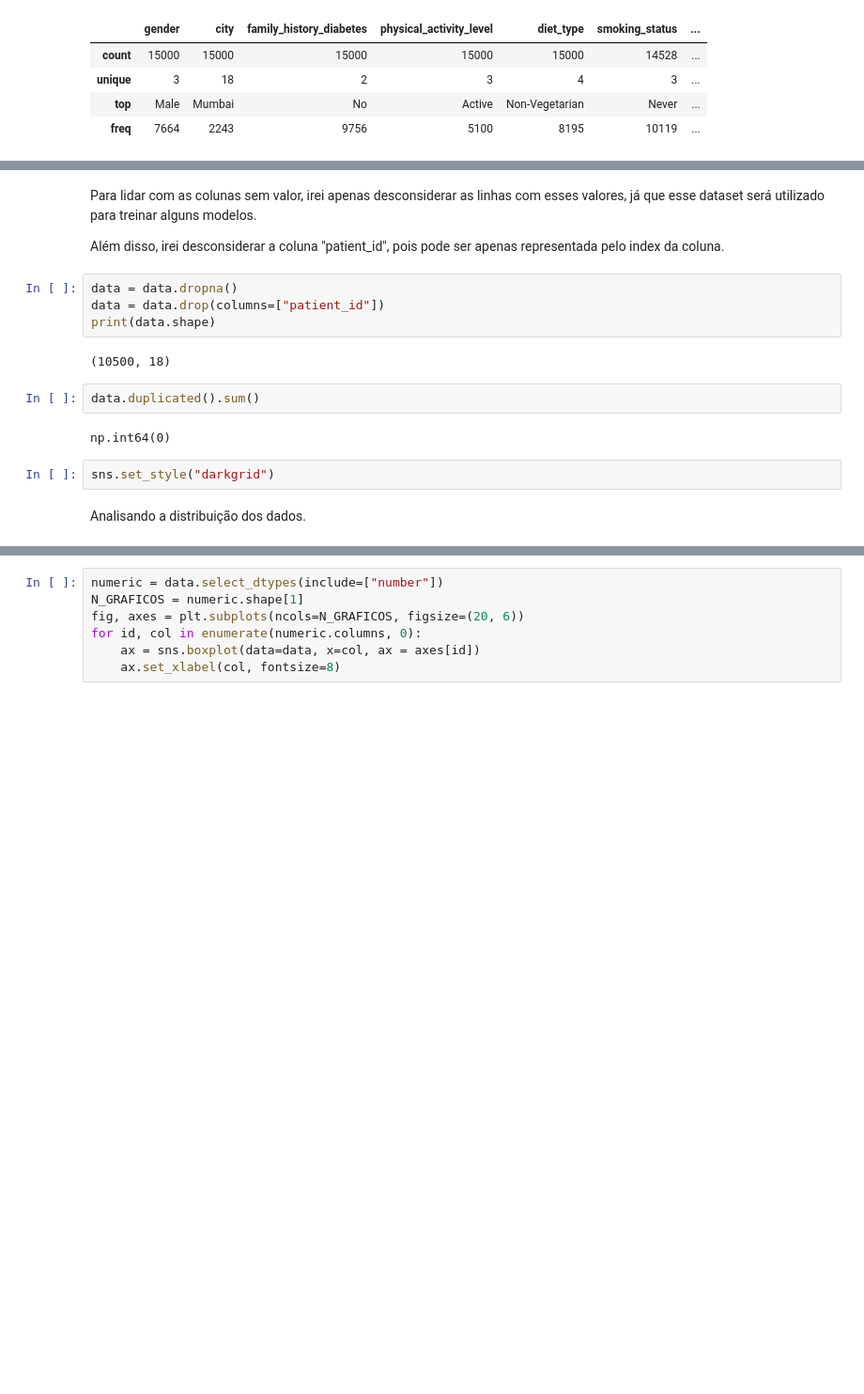
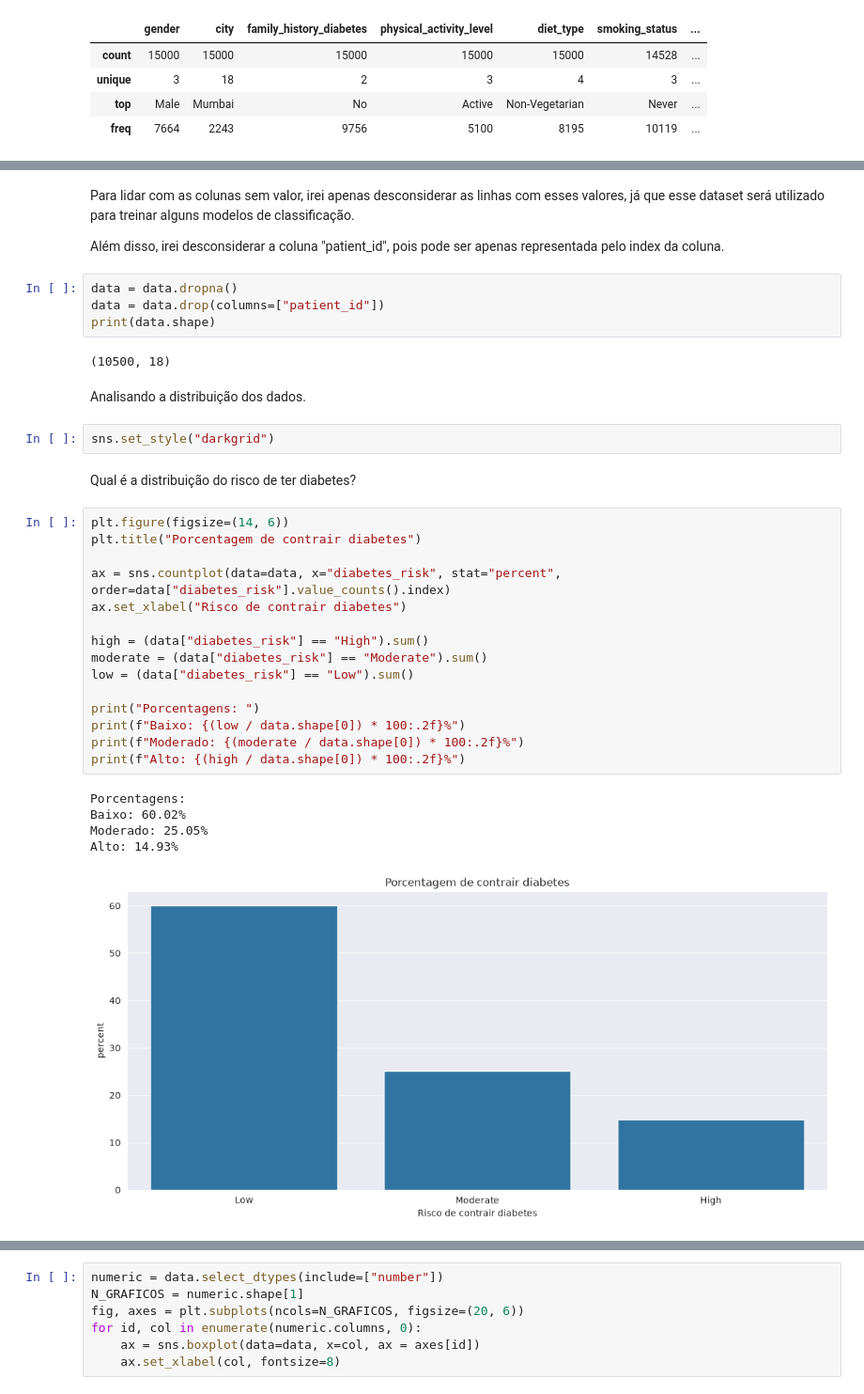
Before and after one commit to pagmaia/diabetes_risk_classification, a Jupyter notebook: diabetes_risk_analysis.ipynb, the cells around one changed output, grey strips where cells are left out. Shown at 94% size. Saved outputs shown, nothing was run; the diff lists cells and outputs as text; blank space fills up the shorter version.

```diff
--- a/diabetes_risk_analysis.ipynb
+++ b/diabetes_risk_analysis.ipynb
@@ -91,5 +118,5 @@ dtype: int64
 # %% [markdown]
-Para lidar com as colunas sem valor, irei apenas desconsiderar as linhas com esses valores, já que esse dataset será utilizado para treinar alguns modelos.
+Para lidar com as colunas sem valor, irei apenas desconsiderar as linhas com esses valores, já que esse dataset será utilizado para treinar alguns modelos de classificação.
 
 Além disso, irei desconsiderar a coluna "patient_id", pois pode ser apenas representada pelo index da coluna.
 # %%
@@ -98,11 +125,30 @@ data = data.drop(columns=["patient_id"])
 print(data.shape)
 # %% [output]
 (10500, 18)
-# %%
-data.duplicated().sum()
-# %% [output]
-np.int64(0)
-# %%
-sns.set_style("darkgrid")
 # %% [markdown]
 Analisando a distribuição dos dados.
+# %%
+sns.set_style("darkgrid")
+# %% [markdown]
+Qual é a distribuição do risco de ter diabetes?
+# %%
+plt.figure(figsize=(14, 6))
+plt.title("Porcentagem de contrair diabetes")
+
+ax = sns.countplot(data=data, x="diabetes_risk", stat="percent", order=data["diabetes_risk"].value_counts().index)
+ax.set_xlabel("Risco de contrair diabetes")
+
+high = (data["diabetes_risk"] == "High").sum()
+moderate = (data["diabetes_risk"] == "Moderate").sum()
+low = (data["diabetes_risk"] == "Low").sum()
+
+print("Porcentagens: ")
+print(f"Baixo: {(low / data.shape[0]) * 100:.2f}%")
+print(f"Moderado: {(moderate / data.shape[0]) * 100:.2f}%")
+print(f"Alto: {(high / data.shape[0]) * 100:.2f}%")
+# %% [output]
+Porcentagens:
+Baixo: 60.02%
+Moderado: 25.05%
+Alto: 14.93%
+[figure, added]
```
Also changed, not shown: parts of 7 cells of this notebook.
